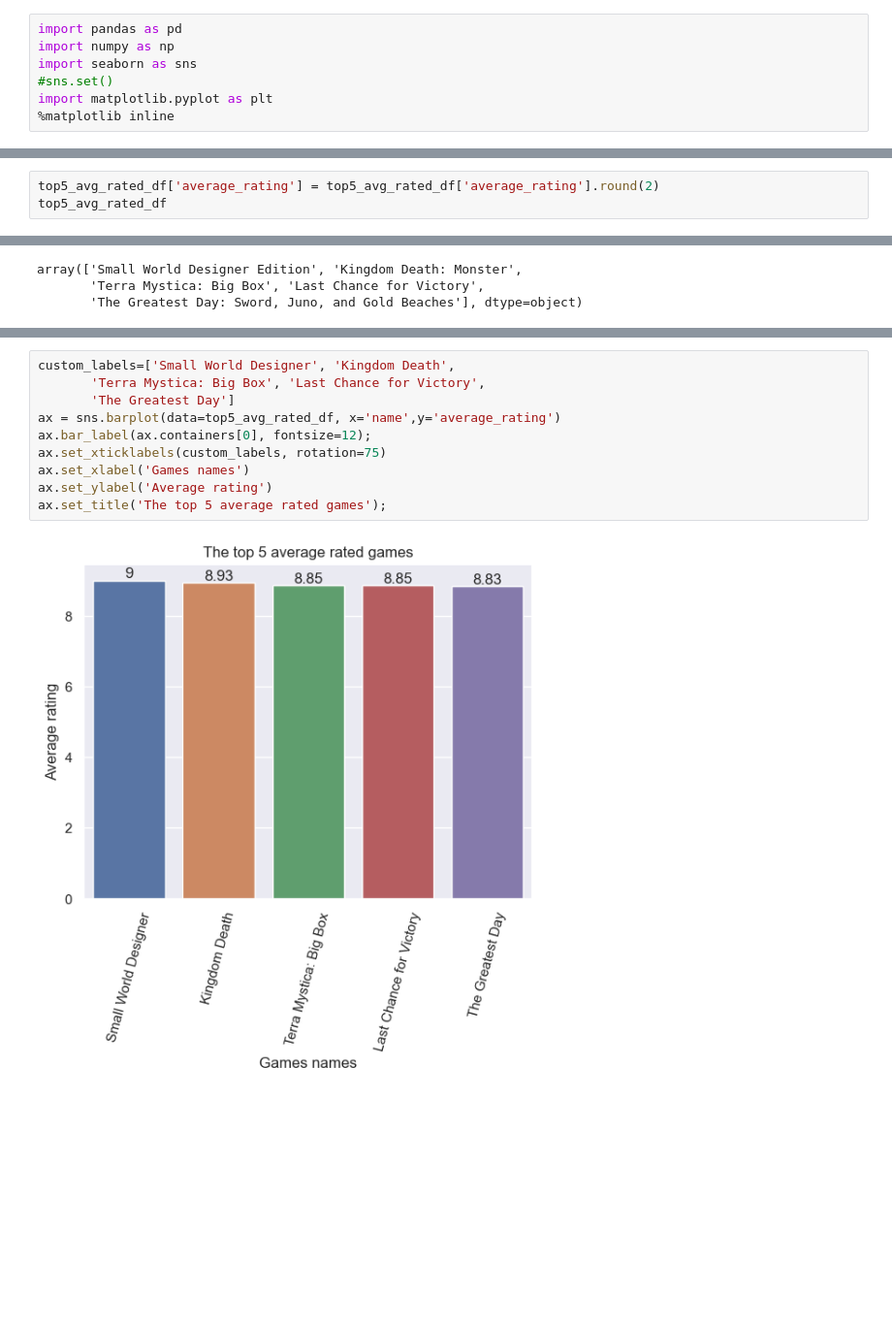
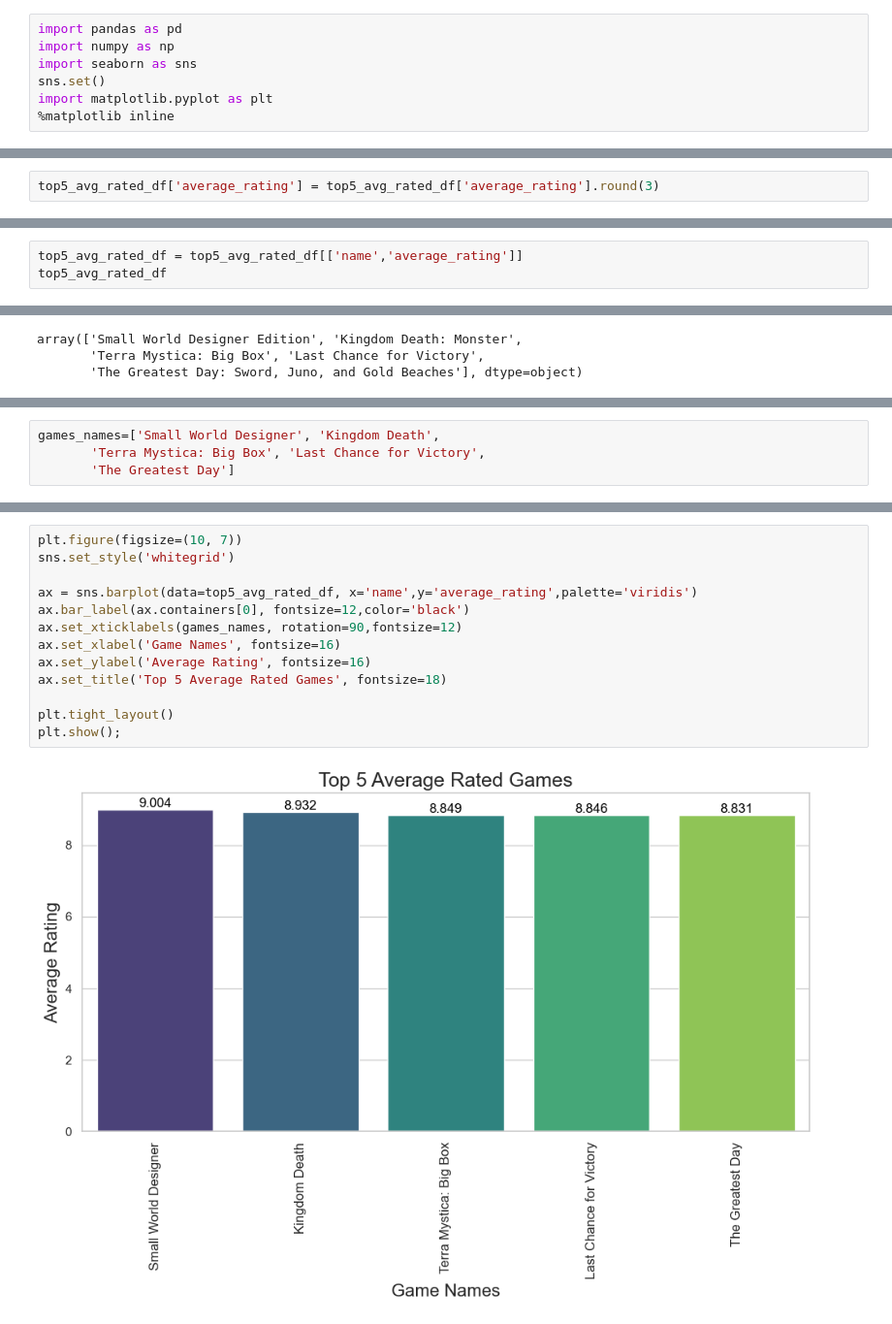
Before and after one commit to norodrigues111/Python-Data-Visualization-Board-Games, a Jupyter notebook: NataliaDeOliveiraRodrigues_DVisHDip_CA1.ipynb, the cells around one changed output, grey strips where cells are left out. Shown at 97% size. Drawn from its saved outputs; the diff is of its cells as text; blank space fills up the shorter version.

Commit message:
Edited Top Average Rated Viz
To promote a better comprehension the viz was edited.

```diff
--- a/NataliaDeOliveiraRodrigues_DVisHDip_CA1.ipynb
+++ b/NataliaDeOliveiraRodrigues_DVisHDip_CA1.ipynb
@@ -46,7 +46,7 @@ You must explain, in detail,
 import pandas as pd
 import numpy as np
 import seaborn as sns
-#sns.set()
+sns.set()
 import matplotlib.pyplot as plt
 %matplotlib inline
 # %% [markdown]
@@ -139,3 +131,2 @@ top5_avg_rated_df
 # %%
-top5_avg_rated_df['average_rating'] = top5_avg_rated_df['average_rating'].round(2)
-top5_avg_rated_df
+top5_avg_rated_df['average_rating'] = top5_avg_rated_df['average_rating'].round(3)
@@ -149,0 +133,3 @@ top5_avg_rated_df
+# %%
+top5_avg_rated_df = top5_avg_rated_df[['name','average_rating']]
+top5_avg_rated_df
@@ -159,0 +164,4 @@ games' names
+# %%
+games_names=['Small World Designer', 'Kingdom Death',
+       'Terra Mystica: Big Box', 'Last Chance for Victory',
+       'The Greatest Day']
@@ -160,12 +182,15 @@ games' names
 # %%
-custom_labels=['Small World Designer', 'Kingdom Death',
-       'Terra Mystica: Big Box', 'Last Chance for Victory',
-       'The Greatest Day']
-ax = sns.barplot(data=top5_avg_rated_df, x='name',y='average_rating')
-ax.bar_label(ax.containers[0], fontsize=12);
-ax.set_xticklabels(custom_labels, rotation=75)
-ax.set_xlabel('Games names')
-ax.set_ylabel('Average rating')
-ax.set_title('The top 5 average rated games');
+plt.figure(figsize=(10, 7))
+sns.set_style('whitegrid')
+
+ax = sns.barplot(data=top5_avg_rated_df, x='name',y='average_rating',palette='viridis')
+ax.bar_label(ax.containers[0], fontsize=12,color='black')
+ax.set_xticklabels(games_names, rotation=90,fontsize=12)
+ax.set_xlabel('Game Names', fontsize=16)
+ax.set_ylabel('Average Rating', fontsize=16)
+ax.set_title('Top 5 Average Rated Games', fontsize=18)
+
+plt.tight_layout()
+plt.show();
 # %% [output]
-[figure, old version]
+[figure, new version]
```
Also changed, not shown: parts of 11 cells of this notebook.
